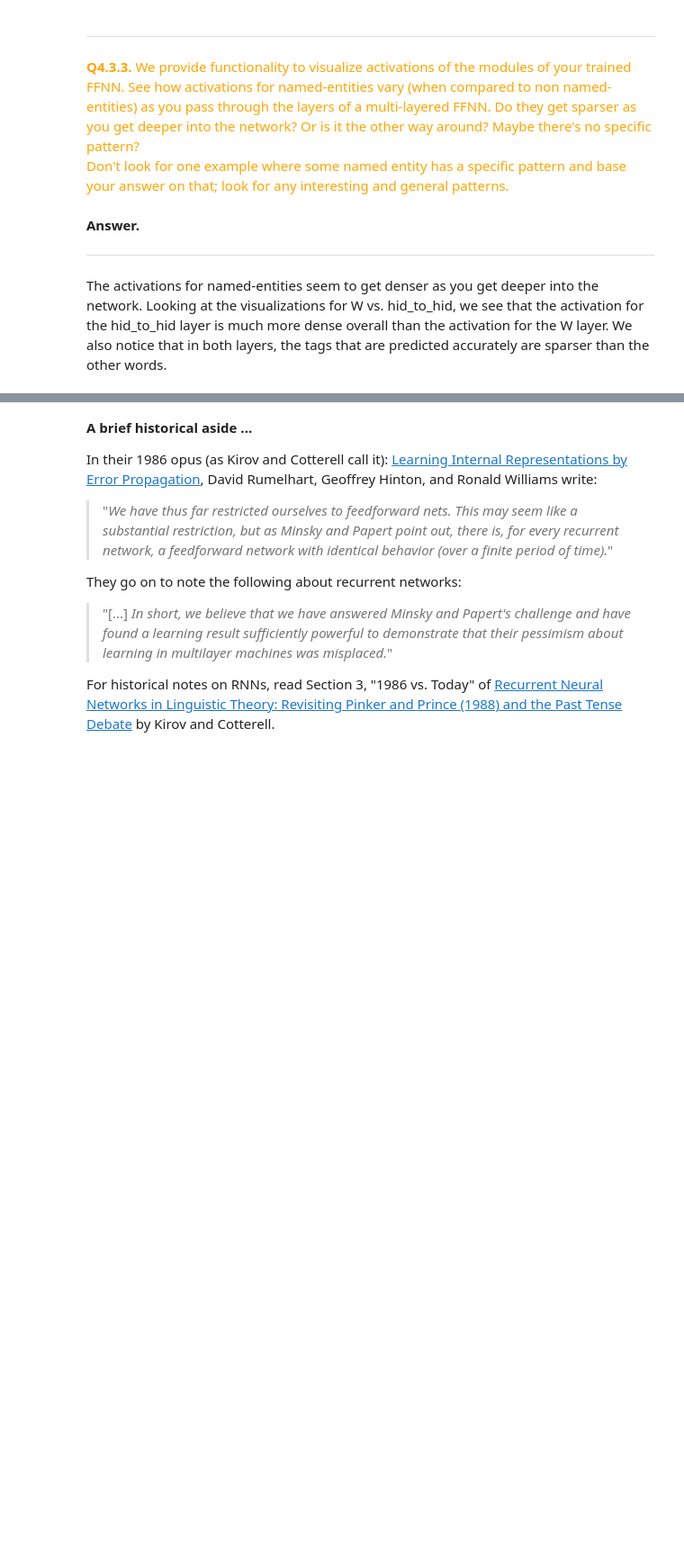
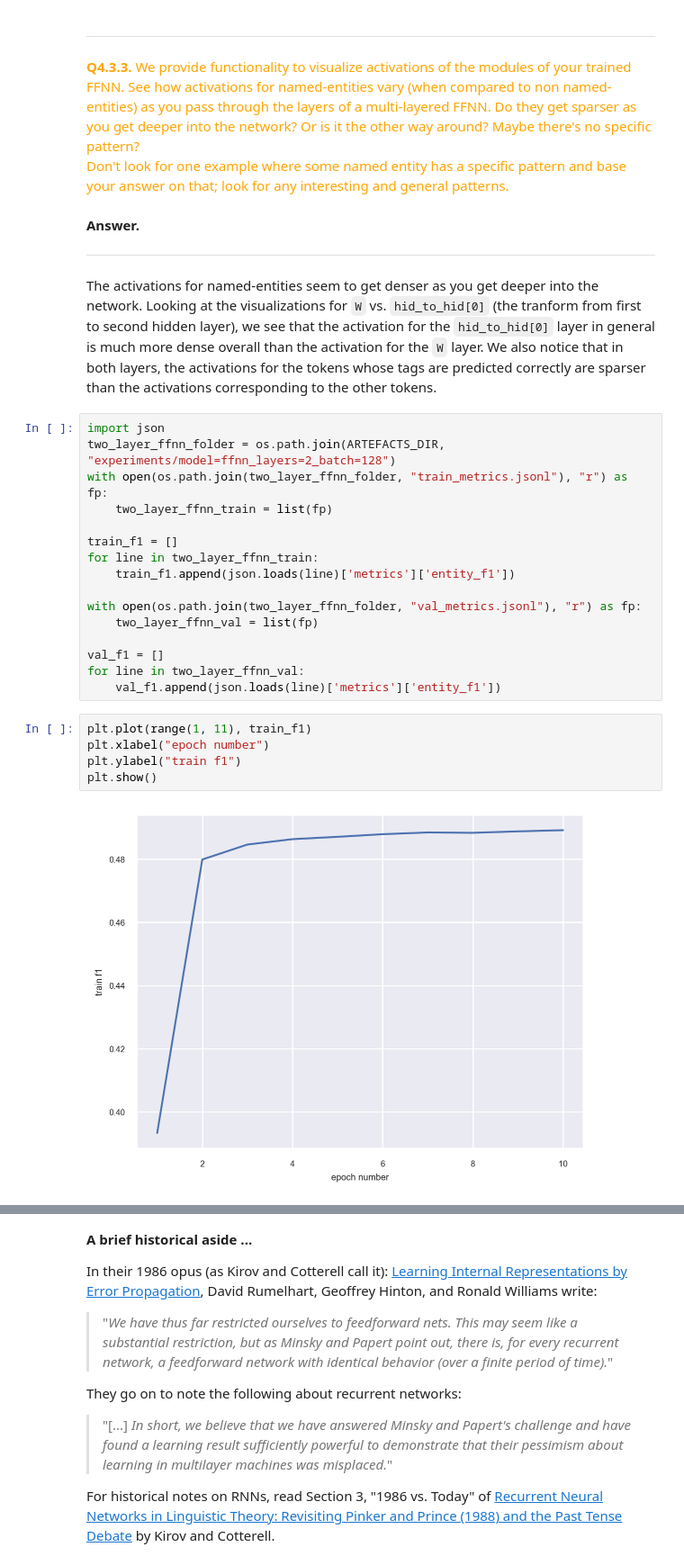
Before and after one commit to chadyu9/cs-4740, a Jupyter notebook: HW 2/notebooks/hw2.ipynb, the cells around one changed output, grey strips where cells are left out. Shown at 90% size. Cells and saved outputs as stored; diff of their text form; blank space fills up the shorter version.

```diff
--- a/HW 2/notebooks/hw2.ipynb
+++ b/HW 2/notebooks/hw2.ipynb
@@ -1056,4 +1091,27 @@ Don't look for one example where some named entity has a specific pattern and ba
 __Answer.__
 
 ---
-The activations for named-entities seem to get denser as you get deeper into the network. Looking at the visualizations for W vs. hid_to_hid, we see that the activation for the hid_to_hid layer is much more dense overall than the activation for the W layer. We also notice that in both layers, the tags that are predicted accurately are sparser than the other words.
+The activations for named-entities seem to get denser as you get deeper into the network. Looking at the visualizations for `W` vs. `hid_to_hid[0]` (the tranform from first to second hidden layer), we see that the activation for the `hid_to_hid[0]` layer in general is much more dense overall than the activation for the `W` layer. We also notice that in both layers, the activations for the tokens whose tags are predicted correctly are sparser than the activations corresponding to the other tokens.
+# %%
+import json
+two_layer_ffnn_folder = os.path.join(ARTEFACTS_DIR, "experiments/model=ffnn_layers=2_batch=128")
+with open(os.path.join(two_layer_ffnn_folder, "train_metrics.jsonl"), "r") as fp:
+    two_layer_ffnn_train = list(fp)
+
+train_f1 = []
+for line in two_layer_ffnn_train:
+    train_f1.append(json.loads(line)['metrics']['entity_f1'])
+
+with open(os.path.join(two_layer_ffnn_folder, "val_metrics.jsonl"), "r") as fp:
+    two_layer_ffnn_val = list(fp)
+
+val_f1 = []
+for line in two_layer_ffnn_val:
+    val_f1.append(json.loads(line)['metrics']['entity_f1'])
+# %%
+plt.plot(range(1, 11), train_f1)
+plt.xlabel("epoch number")
+plt.ylabel("train f1")
+plt.show()
+# %% [output]
+[figure, added]
```
Also changed, not shown: parts of 26 cells of this notebook, 1 other file.
